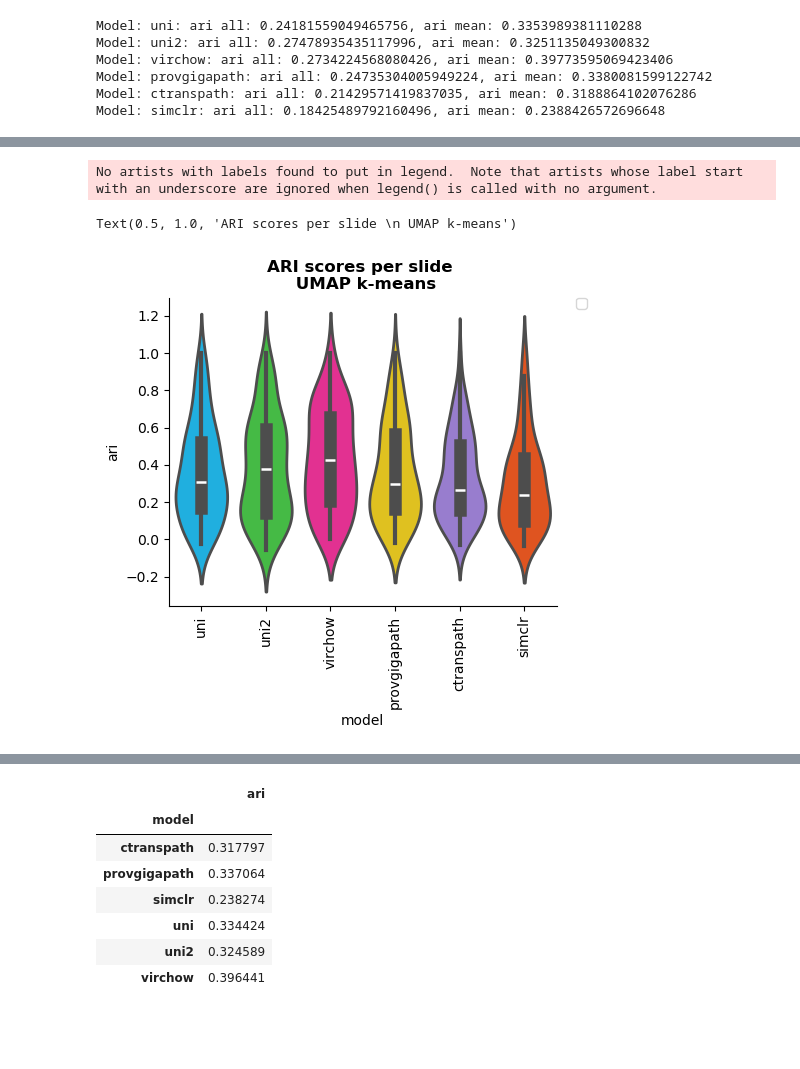
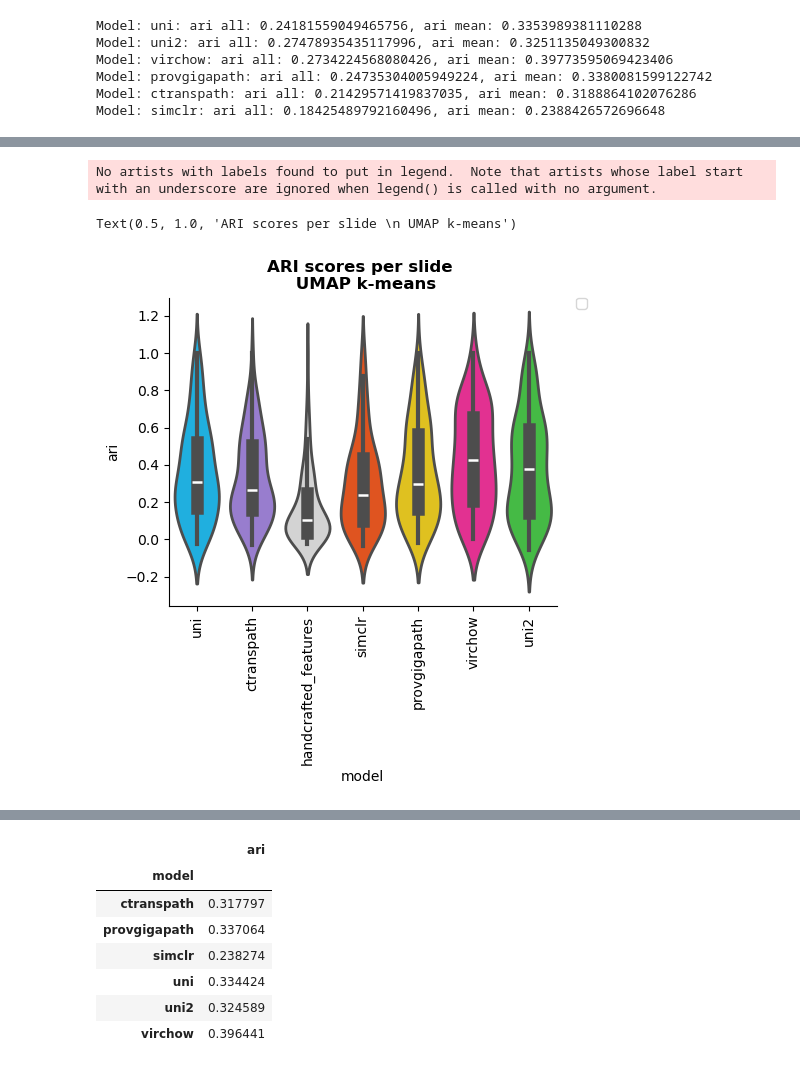
Before and after one commit to AI-for-RNA-Biology/TumorArchetype_FM, a Jupyter notebook: notebooks/TNBC/1_Unsupervised_clustering_base.ipynb, the cells around one changed output, grey strips where cells are left out. Cells and saved outputs as stored; diff of their text form; code cells hidden in the pictures; blank space fills up the shorter version.

```diff
--- a/notebooks/TNBC/1_Unsupervised_clustering_base.ipynb
+++ b/notebooks/TNBC/1_Unsupervised_clustering_base.ipynb
@@ -40,7 +45,8 @@ benchmark_clustering = BenchmarkClustering(path_to_pipeline=config['path_to_base
                                            results_folder="../../results",
                                            saving_folder=saving_folder,
                                            dataset=config['dataset'],
-                                           extension=extension
+                                           extension=extension,
+
                                            )
 # %% [output]
 ['uni', 'uni2', 'virchow', 'provgigapath', 'ctranspath', 'simclr']
@@ -83,11 +89,11 @@ svd_clust = benchmark_clustering.unsupervised_clustering_benchmark(n_clusters=No
 umap_clust = benchmark_clustering.get_best_UMAP_ari_per_slide(force_loading=True)
 
 ## Add handcrafted features once computed
-# import glob
-# umap_clust["handcrafted_features"] = {}
-# for file in glob.glob(os.path.join(benchmark_clustering.saving_folder, f'best_umap_ari_model_handcrafted_features_patient_*.json')):
-#     patient_name = os.path.basename(fie).split("_patient_")[1].split('.json')[0]
-#     with open(file, 'r') as f:
-#         umap_clust["handcrafted_features"][patient_name] = json.load(f)
+import glob
+umap_clust["handcrafted_features"] = {}
+for file in glob.glob(os.path.join(benchmark_clustering.saving_folder, f'best_umap_ari_model_handcrafted_features_patient_*.json')):
+    patient_name = os.path.basename(file).split("_patient_")[1].split('.json')[0]
+    with open(file, 'r') as f:
+        umap_clust["handcrafted_features"][patient_name] = json.load(f)
 # %% [output]
 Loading unsupervised clustering results for model uni...
@@ -168,24 +168,24 @@ No artists with labels found to put in legend.  Note that artists whose label st
 # %%
 ari_scores = {}
 for model in umap_clust.keys():
     ari_scores[model] = {}
     for patient in umap_clust[model].keys():
         if (patient != 'all') and (patient != 'mean'):
             ari_scores[model][patient] = umap_clust[model][patient]['ari']
 df_aris = pd.DataFrame.from_dict(ari_scores)
 df_aris_melted = pd.melt(df_aris, var_name='model', value_name='ari')
 df_aris_melted['patient'] = df_aris.index.to_list()*len(df_aris.columns)
 
 plt.figure(figsize=(5,4))
-sns.violinplot(data=df_aris_melted, x='model', y='ari', hue='model', linewidth=2)
+sns.violinplot(data=df_aris_melted, x='model', y='ari', hue='model', linewidth=2, palette=base_model_palette)
 
 
 plt.xticks(rotation=90)
 plt.legend(bbox_to_anchor=(1.05, 1), loc=2, borderaxespad=0.)
 sns.despine()
 plt.title(f'ARI scores per slide \n UMAP k-means', weight='bold')
 # %% [output]
 No artists with labels found to put in legend.  Note that artists whose label start with an underscore are ignored when legend() is called with no argument.
 Text(0.5, 1.0, 'ARI scores per slide \n UMAP k-means')
-[figure, old version]
+[figure, new version]
 # %%
```
Also changed, not shown: parts of 15 cells of this notebook, 11 other files.
